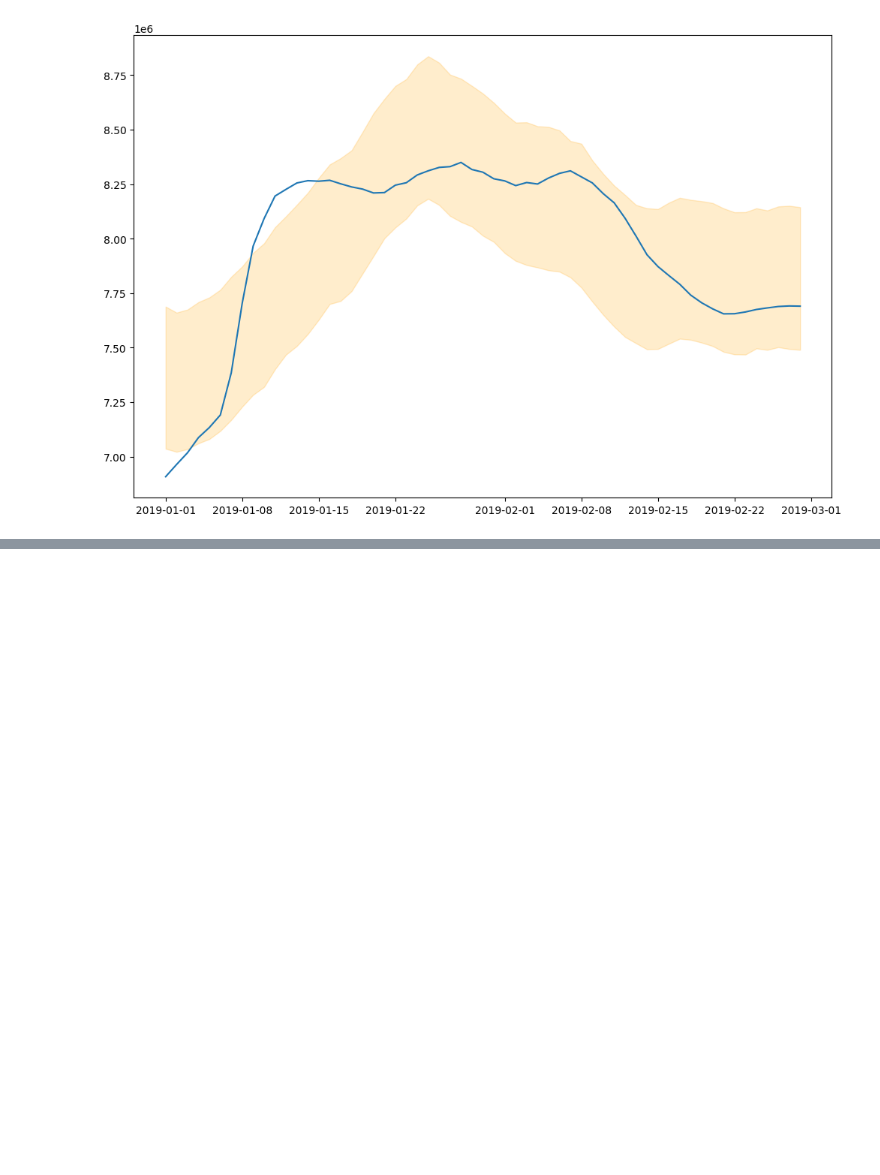
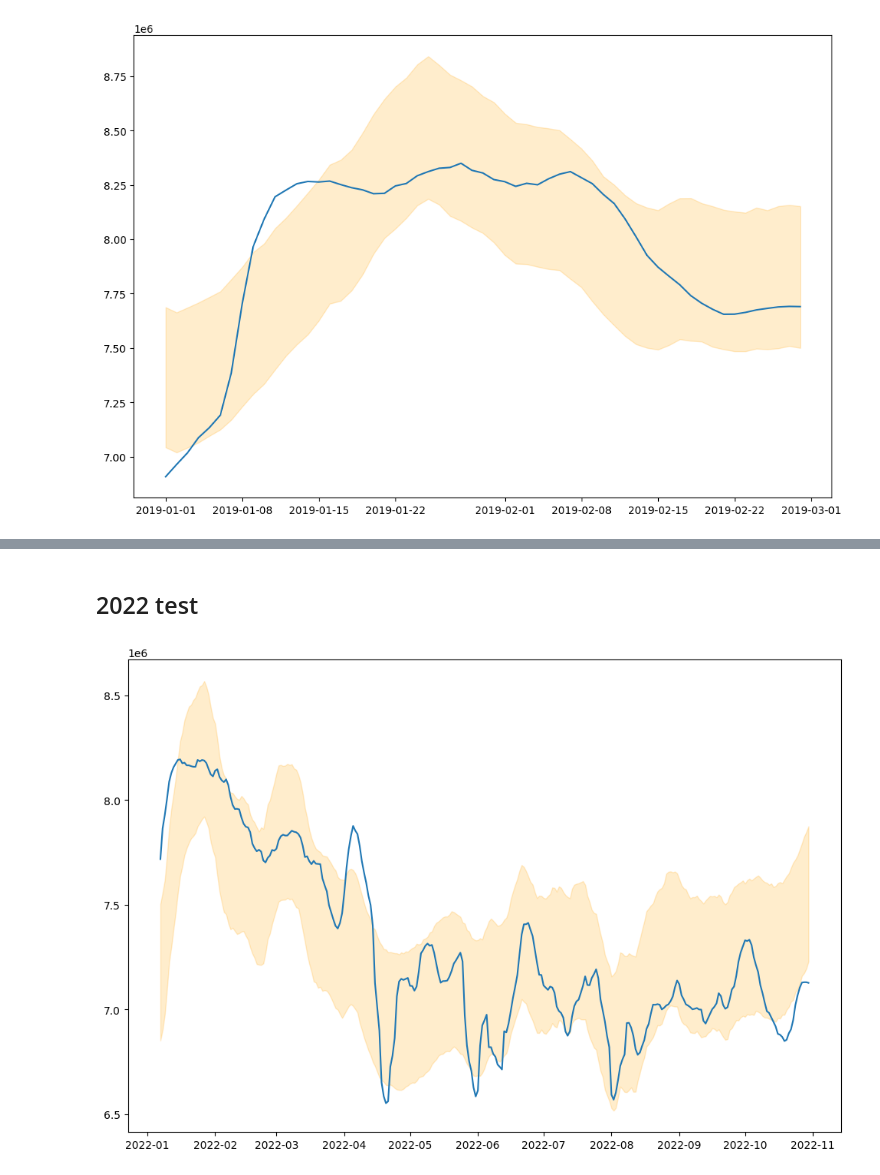
Before and after one commit to nzzdev/energyconsumption-zurich-model, a Jupyter notebook: src/TrainFinalModel.ipynb, the cells around one changed output, grey strips where cells are left out. Cells and saved outputs as stored; diff of their text form; code cells hidden in the pictures; blank space fills up the shorter version.

```diff
--- a/src/TrainFinalModel.ipynb
+++ b/src/TrainFinalModel.ipynb
@@ -26,6 +26,7 @@ COVID_END = datetime(2021, 6, 1).date()
 
 MODEL_PATH = Path("../data/model/")
 TRAIN_DATA_PATH = Path('../data/consumption/final_train.parquet')
+DATA_PATH_2022 = Path('../data/consumption/2022.parquet')
 
 MODEL_NAME = "totalconsumption_rolling7day.json"
 CONSUMPTION_EXPR = "NE5Consumption + NE7Consumption" # i.e. "NE5Consumption + NE7Consumption", "NE5Consumption", "NE7Consumption"
@@ -172,0 +163,30 @@ with open(MODEL_PATH / MODEL_NAME, 'w') as fout:
+# %% [markdown]
+## 2022 test
+# %%
+df_2022 = pd.read_parquet(DATA_PATH_2022, engine='pyarrow')
+df_2022['Date'] = pd.to_datetime(df_2022['Date'])
+df_2022['y'] = df_2022['NE5Consumption'] + df_2022['NE7Consumption']
+df_2022['CosYearTemp'] = df_2022.apply(lambda row: row['Temperature'] * math.cos(row['Date'].dayofyear * 2 * math.pi / 365), axis=1)
+df_2022['SinYearTemp'] = df_2022.apply(lambda row: row['Temperature'] * math.sin(row['Date'].dayofyear * 2 * math.pi / 365), axis=1)
+df_2022.rename(columns={'Date': 'ds'}, inplace=True)
+df_2022 = df_2022.sort_values('ds')
+df_2022 = df_2022.rolling(ROLLING_WINDOW, on='ds').mean().dropna()
+
+forecastTrain = m.predict(df_2022)
+# %%
+plotData = pd.DataFrame(
+  {
+    "Actual": df_2022["y"].array,
+    "PredictedMean": forecastTrain["yhat"].array,
+    "PredictedHigh": forecastTrain["yhat_upper"].array,
+    "PredictedLow": forecastTrain["yhat_lower"].array
+  },
+  index=df_2022["ds"]
+)
+
+plotData.index = pd.to_datetime(plotData.index)
+plotData = plotData.sort_index()
+
+plot(plotData)
+# %% [output]
+[figure, added]
```
Also changed, not shown: parts of 13 cells of this notebook, 4 other files.
